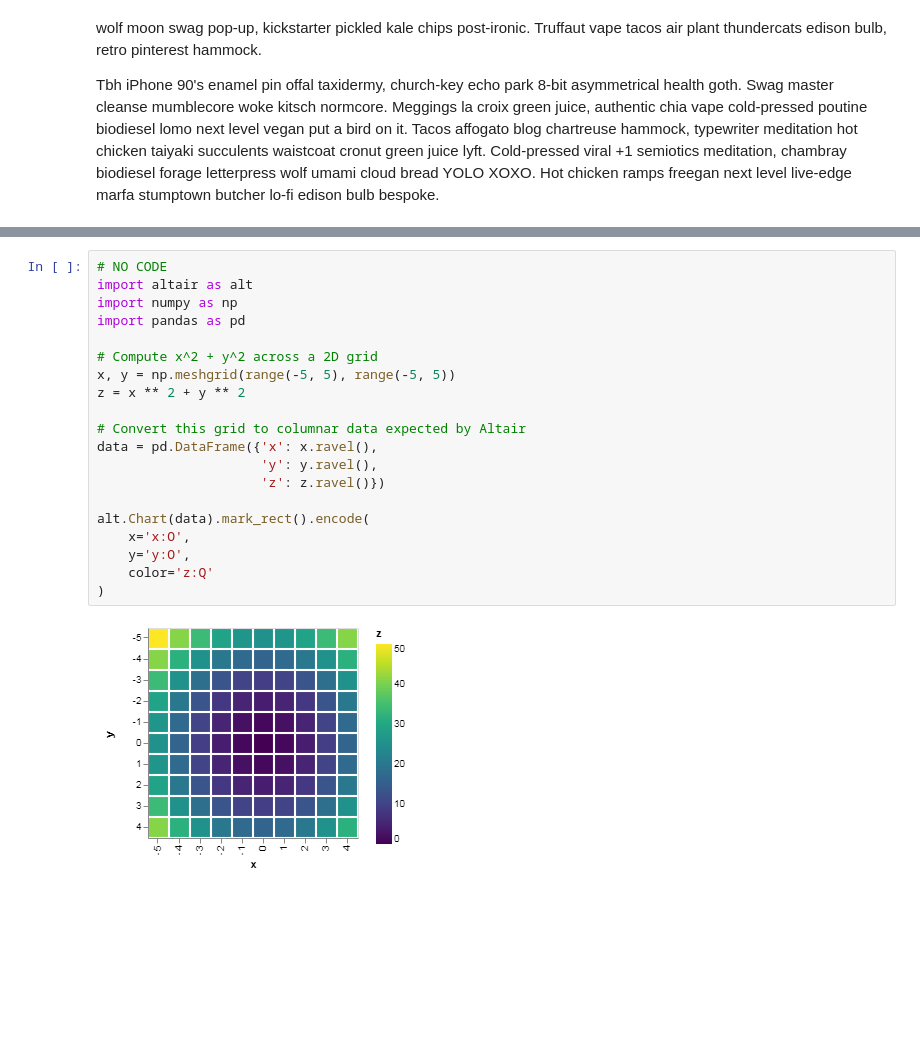
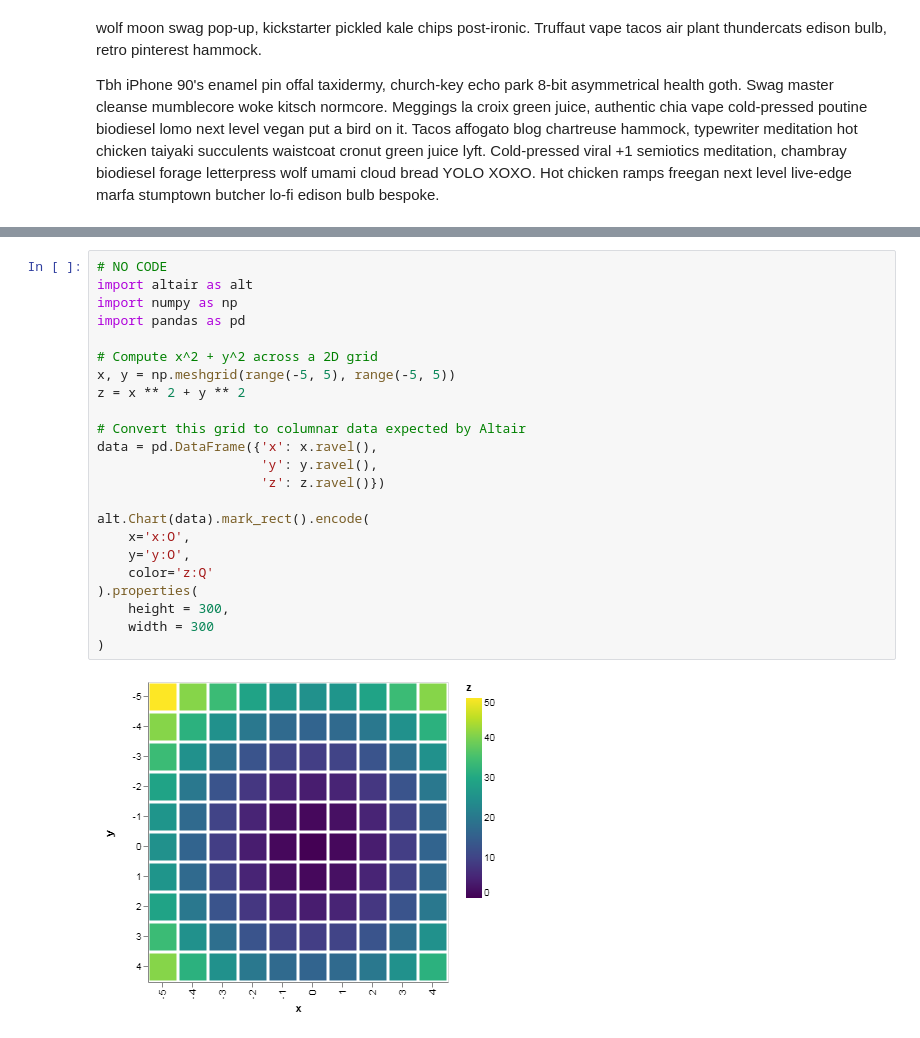
Before and after one commit to cimarron-io/guia-altair, a Jupyter notebook: content/section-01/chapters/03-los-clasicos.ipynb, the cells around one changed output, grey strips where cells are left out. Saved outputs shown, nothing was run; the diff lists cells and outputs as text; blank space fills up the shorter version.

```diff
--- a/content/section-01/chapters/03-los-clasicos.ipynb
+++ b/content/section-01/chapters/03-los-clasicos.ipynb
@@ -38,25 +44,28 @@ alt.Chart(data).mark_bar().encode(
 # %%
 # NO CODE
 import altair as alt
 import numpy as np
 import pandas as pd
 
 # Compute x^2 + y^2 across a 2D grid
 x, y = np.meshgrid(range(-5, 5), range(-5, 5))
 z = x ** 2 + y ** 2
 
 # Convert this grid to columnar data expected by Altair
 data = pd.DataFrame({'x': x.ravel(),
                      'y': y.ravel(),
                      'z': z.ravel()})
 
 alt.Chart(data).mark_rect().encode(
     x='x:O',
     y='y:O',
     color='z:Q'
+).properties(
+    height = 300,
+    width = 300
 )
 # %% [output]
-[figure, old version]
+[figure, new version]
 # %%
 # NO CODE
 import altair as alt
```
Also changed, not shown: parts of 3 cells of this notebook, 12 other files.
